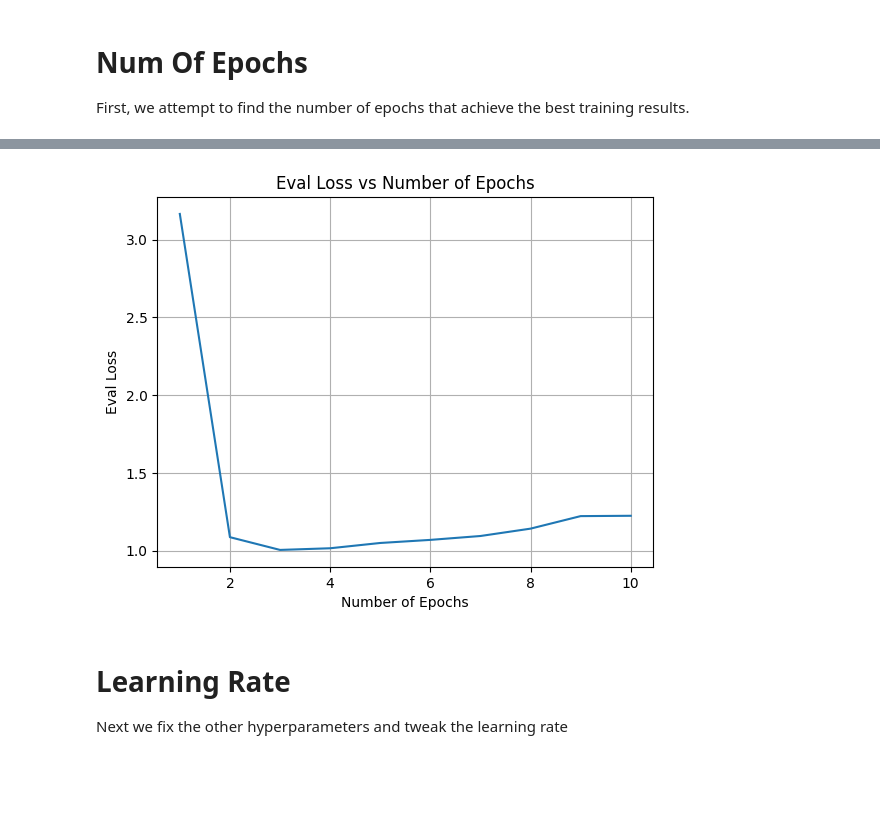
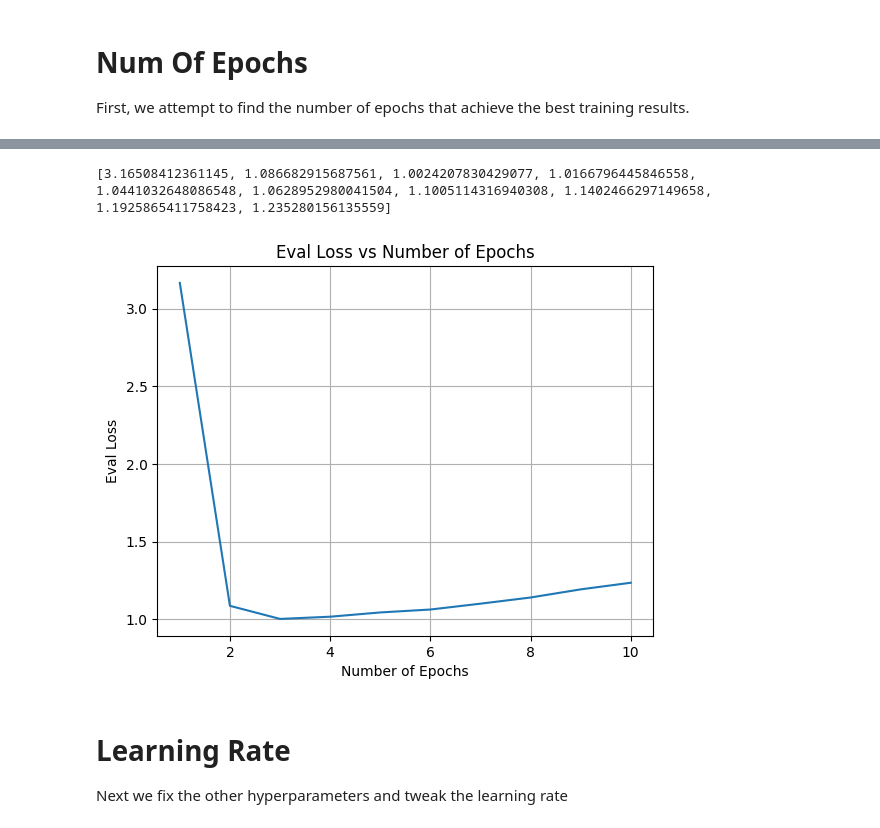
Before and after one commit to ClaudiaYao/PDF_conversion, a Jupyter notebook: model_summarizer/BartSummarizer.ipynb, the cells around one changed output, grey strips where cells are left out. Saved outputs shown, nothing was run; the diff lists cells and outputs as text; code cells hidden in the pictures; blank space fills up the shorter version.

```diff
--- a/model_summarizer/BartSummarizer.ipynb
+++ b/model_summarizer/BartSummarizer.ipynb
@@ -19,12 +21,15 @@ MODEL_NAME = 'facebook/bart-large'
 # %%
 
 all_metrics = []
-model, tokenizer, metrics = None, None, []
-def tweak_num_epochs(num_epochs):
-  model, tokenizer, metrics = train_model(MODEL_NAME, num_epochs=num_epochs, learning_rate=5e-5)
+def tweak_num_epochs(num_train_epochs):
+  _, _, metrics = train_model(MODEL_NAME, num_train_epochs=num_train_epochs)
+  print(f"Training results for Num Of Epochs {num_train_epochs}")
+  print(metrics)
   all_metrics.append(metrics)
 
 for i in range(1, 11):
   # Using default learning rate
-  tweak_num_epochs(num_epochs=i)
+  tweak_num_epochs(num_train_epochs=i)
+
+print(all_metrics)
 # %% [output]
@@ -60,18 +53,20 @@ Non-default generation parameters: {'early_stopping': True, 'num_beams': 4, 'no_
 # %%
 # metrics from previous trainings
-metrics = [{'eval_loss': 3.165081262588501, 'eval_runtime': 1.385, 'eval_samples_per_second': 125.632, 'eval_steps_per_second': 15.885, 'epoch': 1.0}, {'eval_loss': 1.0864142179489136, 'eval_runtime': 1.3589, 'eval_samples_per_second': 128.041, 'eval_steps_per_second': 16.189, 'epoch': 2.0}, {'eval_loss': 1.0044134855270386, 'eval_runtime': 1.4309, 'eval_samples_per_second': 121.599, 'eval_steps_per_second': 15.375, 'epoch': 3.0}, {'eval_loss': 1.0150978565216064, 'eval_runtime': 1.4369, 'eval_samples_per_second': 121.091, 'eval_steps_per_second': 15.31, 'epoch': 4.0}, {'eval_loss': 1.0490833520889282, 'eval_runtime': 1.4205, 'eval_samples_per_second': 122.493, 'eval_steps_per_second': 15.488, 'epoch': 5.0}, {'eval_loss': 1.0689201354980469, 'eval_runtime': 1.4359, 'eval_samples_per_second': 121.18, 'eval_steps_per_second': 15.322, 'epoch': 6.0}, {'eval_loss': 1.0939221382141113, 'eval_runtime': 1.4318, 'eval_samples_per_second': 121.529, 'eval_steps_per_second': 15.366, 'epoch': 7.0}, {'eval_loss': 1.141263723373413, 'eval_runtime': 1.4326, 'eval_samples_per_second': 121.46, 'eval_steps_per_second': 15.357, 'epoch': 8.0}, {'eval_loss': 1.2218152284622192, 'eval_runtime': 1.4349, 'eval_samples_per_second': 121.261, 'eval_steps_per_second': 15.332, 'epoch': 9.0}, {'eval_loss': 1.2239481210708618, 'eval_runtime': 1.3669, 'eval_samples_per_second': 127.296, 'eval_steps_per_second': 16.095, 'epoch': 10.0}]
+metrics = [{'eval_loss': 3.16508412361145, 'eval_runtime': 1.4104, 'eval_samples_per_second': 123.365, 'eval_steps_per_second': 15.598, 'epoch': 1.0}, {'eval_loss': 1.086682915687561, 'eval_runtime': 1.4392, 'eval_samples_per_second': 120.899, 'eval_steps_per_second': 15.286, 'epoch': 2.0}, {'eval_loss': 1.0024207830429077, 'eval_runtime': 1.404, 'eval_samples_per_second': 123.932, 'eval_steps_per_second': 15.67, 'epoch': 3.0}, {'eval_loss': 1.0166796445846558, 'eval_runtime': 1.384, 'eval_samples_per_second': 125.719, 'eval_steps_per_second': 15.895, 'epoch': 4.0}, {'eval_loss': 1.0441032648086548, 'eval_runtime': 1.4172, 'eval_samples_per_second': 122.779, 'eval_steps_per_second': 15.524, 'epoch': 5.0}, {'eval_loss': 1.0628952980041504, 'eval_runtime': 1.3628, 'eval_samples_per_second': 127.68, 'eval_steps_per_second': 16.143, 'epoch': 6.0}, {'eval_loss': 1.1005114316940308, 'eval_runtime': 1.3794, 'eval_samples_per_second': 126.142, 'eval_steps_per_second': 15.949, 'epoch': 7.0}, {'eval_loss': 1.1402466297149658, 'eval_runtime': 1.4216, 'eval_samples_per_second': 122.399, 'eval_steps_per_second': 15.476, 'epoch': 8.0}, {'eval_loss': 1.1925865411758423, 'eval_runtime': 1.4219, 'eval_samples_per_second': 122.369, 'eval_steps_per_second': 15.472, 'epoch': 9.0}, {'eval_loss': 1.235280156135559, 'eval_runtime': 1.3634, 'eval_samples_per_second': 127.62, 'eval_steps_per_second': 16.136, 'epoch': 10.0}]
 
 epochs = range(1, 11)
 data = [metric['eval_loss'] for metric in metrics]
+print(data)
 plt.plot(epochs, data)
 
-plt.xlabel("Number of Epochs")
-plt.ylabel("Eval Loss")
-plt.title("Eval Loss vs Number of Epochs")
+plt.xlabel('Number of Epochs')
+plt.ylabel('Eval Loss')
+plt.title('Eval Loss vs Number of Epochs')
 plt.grid(True)
 plt.show()
 # %% [output]
+[3.16508412361145, 1.086682915687561, 1.0024207830429077, 1.0166796445846558, 1.0441032648086548, 1.0628952980041504, 1.1005114316940308, 1.1402466297149658, 1.1925865411758423, 1.235280156135559]
-[figure, old version]
+[figure, new version]
 # %% [markdown]
 # Learning Rate
 
```
Also changed, not shown: parts of 11 cells of this notebook, 3 other files.
